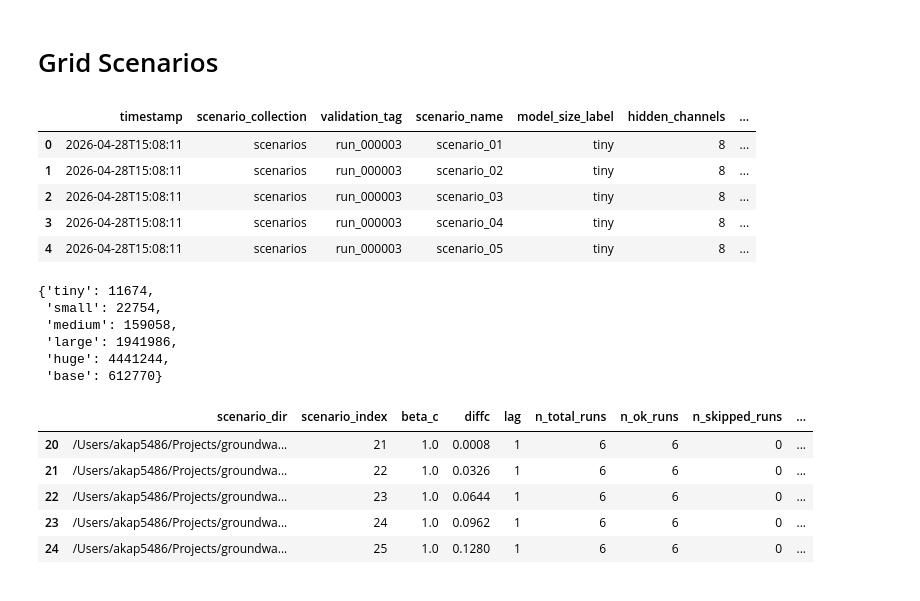
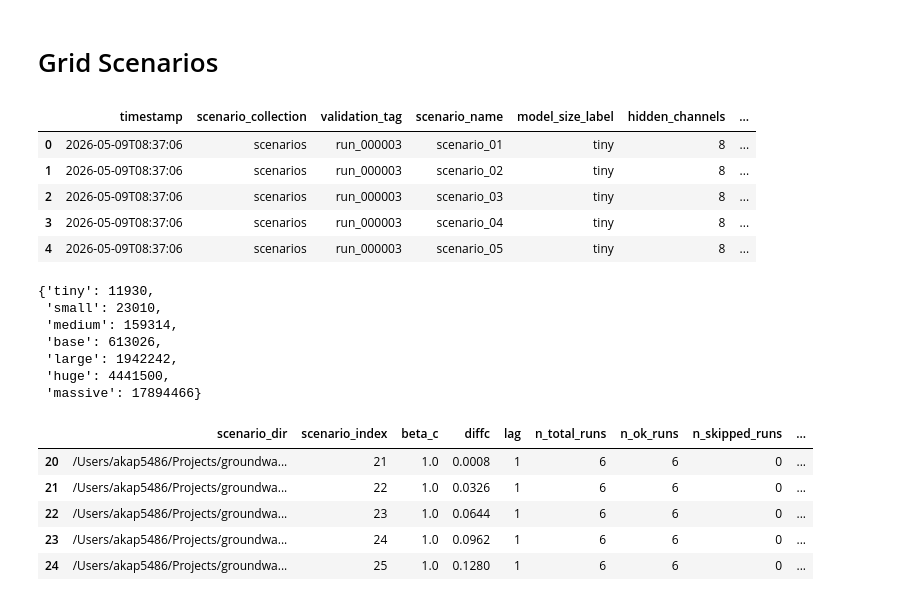
Before and after one commit to arpit-kapoor/gw_henry_fno, a Jupyter notebook: notebooks/compare_preds_targets.ipynb, the cells around one changed output. Saved outputs shown, nothing was run; the diff lists cells and outputs as text; code cells hidden in the pictures.

```diff
--- a/notebooks/compare_preds_targets.ipynb
+++ b/notebooks/compare_preds_targets.ipynb
@@ -330,17 +331,17 @@ Scenario: 05, file: scenario_05_huge_val_final_step.npz, slice: y=10
 # Grid Scenarios
 # %%
 import os
-grid_results_dir = Path(os.path.expanduser("~/Projects/groundwater/results/fno_henry_results/training_06/"))
+grid_results_dir = Path(os.path.expanduser("~/Projects/groundwater/results/fno_henry_results/training_07_dynamic/"))
 grid_results_csv = grid_results_dir / "scenarios_run_000003_fno_sweep_per_scenario_results.csv"
 grid_results_df = pd.read_csv(grid_results_csv)
 grid_results_df.head()
 # %% [output]
 |  | timestamp | scenario_collection | validation_tag | scenario_name | model_size_label | hidden_channels | ... |
-| 0 | 2026-04-28T15:08:11 | scenarios | run_000003 | scenario_01 | tiny | 8 | ... |
-| 1 | 2026-04-28T15:08:11 | scenarios | run_000003 | scenario_02 | tiny | 8 | ... |
-| 2 | 2026-04-28T15:08:11 | scenarios | run_000003 | scenario_03 | tiny | 8 | ... |
-| 3 | 2026-04-28T15:08:11 | scenarios | run_000003 | scenario_04 | tiny | 8 | ... |
-| 4 | 2026-04-28T15:08:11 | scenarios | run_000003 | scenario_05 | tiny | 8 | ... |
+| 0 | 2026-05-09T08:37:06 | scenarios | run_000003 | scenario_01 | tiny | 8 | ... |
+| 1 | 2026-05-09T08:37:06 | scenarios | run_000003 | scenario_02 | tiny | 8 | ... |
+| 2 | 2026-05-09T08:37:06 | scenarios | run_000003 | scenario_03 | tiny | 8 | ... |
+| 3 | 2026-05-09T08:37:06 | scenarios | run_000003 | scenario_04 | tiny | 8 | ... |
+| 4 | 2026-05-09T08:37:06 | scenarios | run_000003 | scenario_05 | tiny | 8 | ... |
 # %%
 grid_summary_csv = grid_results_dir / "scenarios_run_000003_fno_sweep_results.csv"
 grid_summary_df = pd.read_csv(grid_summary_csv)
@@ -349,12 +350,13 @@ name_to_size_dict = grid_summary_df[['model_size_label', 'total_params']].drop_d
 name_to_layers_dict = grid_summary_df[['model_size_label', 'n_layers']].drop_duplicates().set_index('model_size_label')['n_layers'].to_dict()
 name_to_size_dict#, name_to_layers_dict
 # %% [output]
-{'tiny': 11674,
- 'small': 22754,
- 'medium': 159058,
- 'large': 1941986,
- 'huge': 4441244,
- 'base': 612770}
+{'tiny': 11930,
+ 'small': 23010,
+ 'medium': 159314,
+ 'base': 613026,
+ 'large': 1942242,
+ 'huge': 4441500,
+ 'massive': 17894466}
 # %%
 import json
 
```
Also changed, not shown: parts of 3 cells of this notebook, 1 other file.
